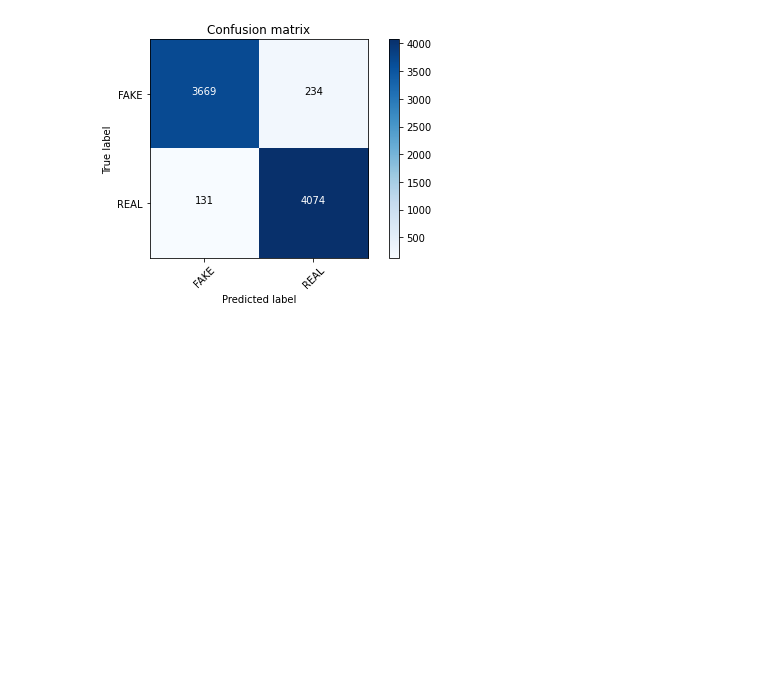
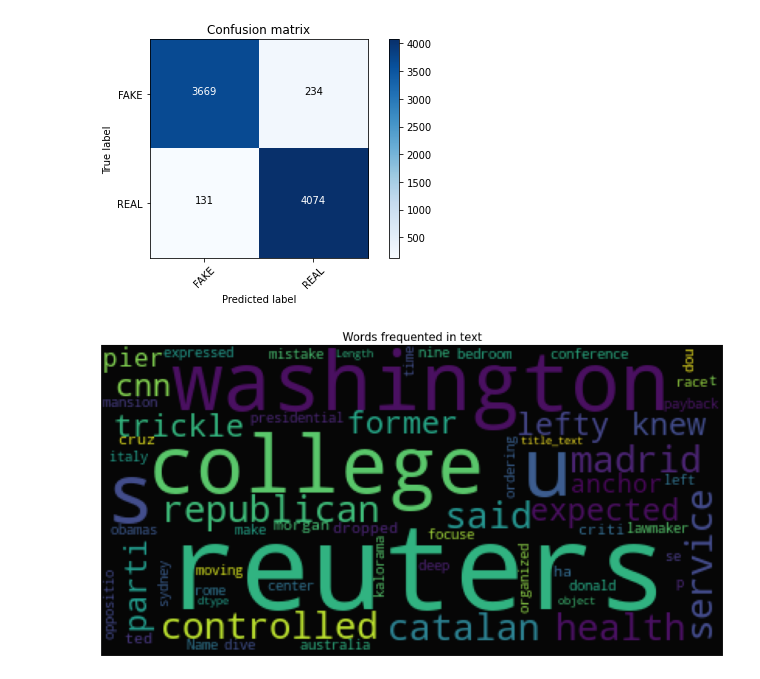
Before and after one commit to ani2796/fake-news-detector, a Jupyter notebook: datasets/Models.ipynb, the cells around one changed output. Saved outputs shown, nothing was run; the diff lists cells and outputs as text; code cells hidden in the pictures; blank space fills up the shorter version.

Commit message:
* Added screenshots for data statistics and word cloud * Added word cloud implementation to ipynb

```diff
--- a/datasets/Models.ipynb
+++ b/datasets/Models.ipynb
@@ -177,3 +177,18 @@ plot_confusion_matrix(cm, classes=['FAKE', 'REAL'])
 accuracy:   0.955
 Confusion matrix, without normalization
 [figure]
+# %%
+from wordcloud import WordCloud
+
+wordcloud = WordCloud(
+                        background_color='black',
+                        max_words=200,
+                        random_state=42).generate(str(isot_dataset['title_text']))
+
+plt.figure(figsize=(15,10))
+plt.axis("off")
+plt.title("Words frequented in text", fontsize=15)
+plt.imshow(wordcloud.recolor(colormap= 'viridis' , random_state=42), alpha=0.98)
+plt.show()
+# %% [output]
+[figure, added]
```
Also changed, not shown: 5 other files.
